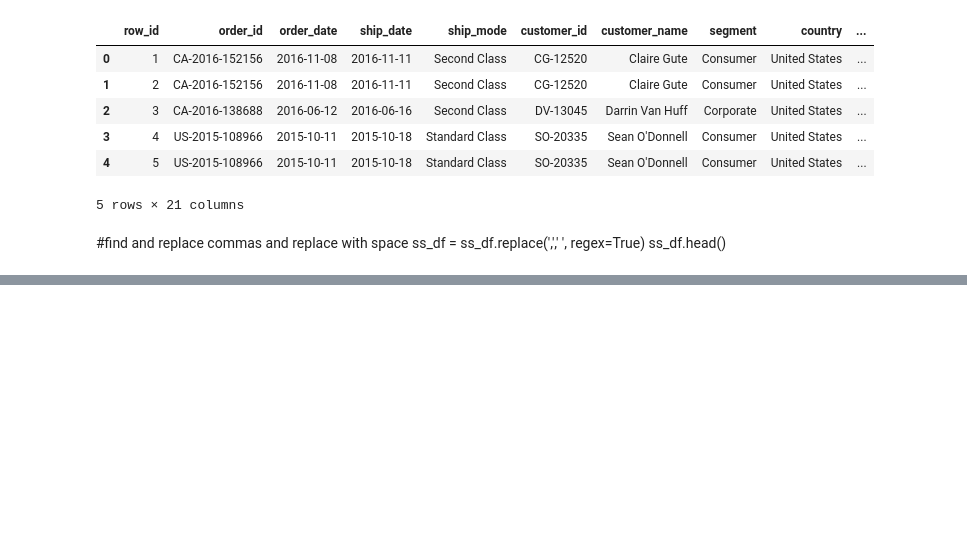
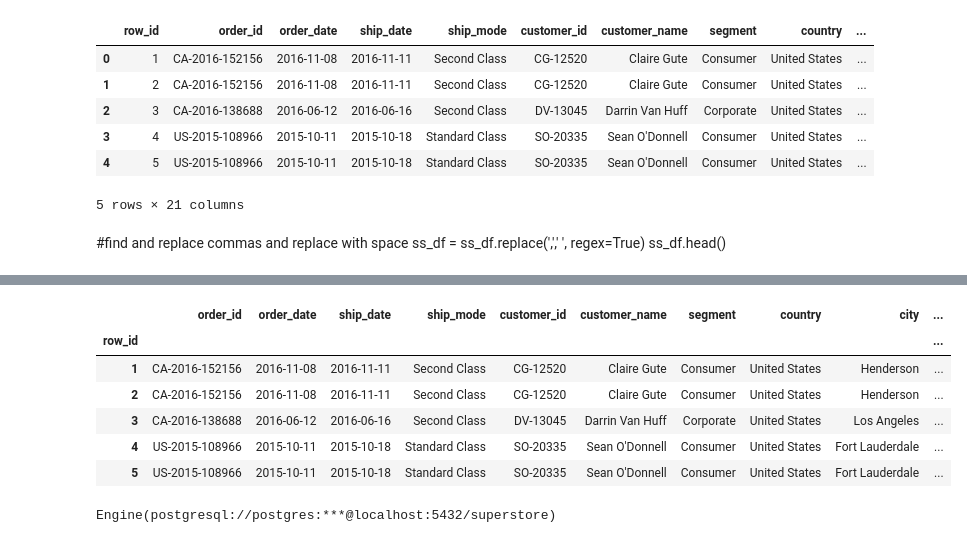
Before and after one commit to haodong191/superstore-project, a Jupyter notebook: superstore ETL.ipynb, the cells around one changed output, grey strips where cells are left out. Drawn from its saved outputs; the diff is of its cells as text; code cells hidden in the pictures; blank space fills up the shorter version.

```diff
--- a/superstore ETL.ipynb
+++ b/superstore ETL.ipynb
@@ -159,0 +169,12 @@ AttributeError: 'list' object has no attribute 'dtypes'
+# %%
+#saves a csv copy of the final dataframe before pushing to SQL
+final_ss_df.to_csv(r'C:\Users\Hao\Desktop\Data Analysis\superstore-project\Resources\Superstore_final.csv',index=False, encoding='utf-8')
+final_ss_df.head()
+# %% [output]
+|  | order_id | order_date | ship_date | ship_mode | customer_id | customer_name | segment | country | city | ... |
+| row_id |  |  |  |  |  |  |  |  |  | ... |
+| 1 | CA-2016-152156 | 2016-11-08 | 2016-11-11 | Second Class | CG-12520 | Claire Gute | Consumer | United States | Henderson | ... |
+| 2 | CA-2016-152156 | 2016-11-08 | 2016-11-11 | Second Class | CG-12520 | Claire Gute | Consumer | United States | Henderson | ... |
+| 3 | CA-2016-138688 | 2016-06-12 | 2016-06-16 | Second Class | DV-13045 | Darrin Van Huff | Corporate | United States | Los Angeles | ... |
+| 4 | US-2015-108966 | 2015-10-11 | 2015-10-18 | Standard Class | SO-20335 | Sean O'Donnell | Consumer | United States | Fort Lauderdale | ... |
+| 5 | US-2015-108966 | 2015-10-11 | 2015-10-18 | Standard Class | SO-20335 | Sean O'Donnell | Consumer | United States | Fort Lauderdale | ... |
@@ -159,0 +188,5 @@ AttributeError: 'list' object has no attribute 'dtypes'
+# %%
+engine = create_engine('postgresql://'+user+':'+password+'@'+host+':'+port+'/'+database+'')
+print(engine)
+# %% [output]
+Engine(postgresql://postgres:***@localhost:5432/superstore)
```
Also changed, not shown: parts of 16 cells of this notebook, 5 other files.
